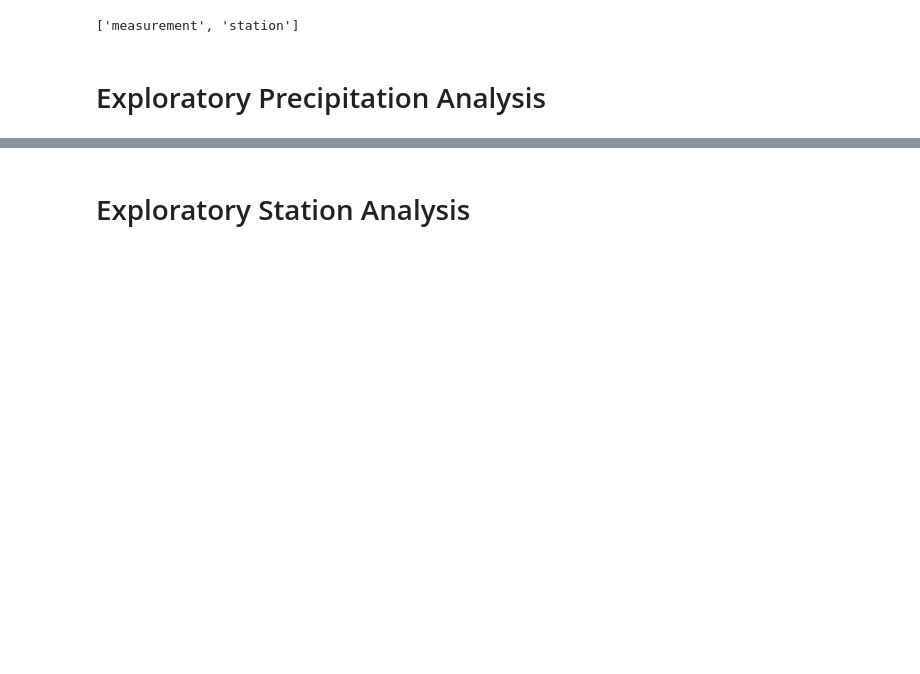
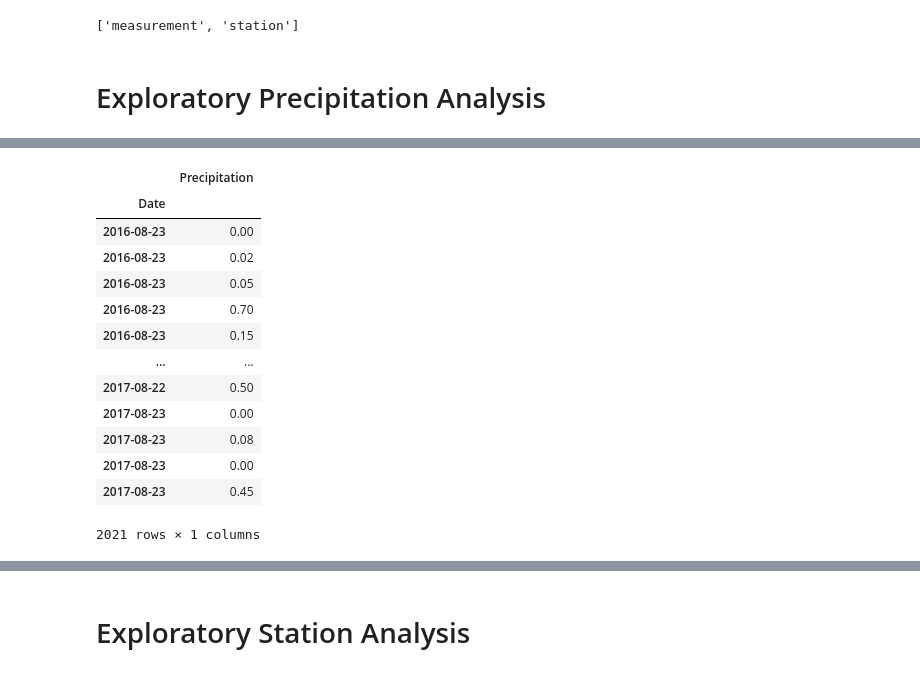
Before and after one commit to MaryColasanto/SQLAlchemy-Challenge, a Jupyter notebook: climate_starter.ipynb, the cells around one changed output, grey strips where cells are left out. Drawn from its saved outputs; the diff is of its cells as text; code cells hidden in the pictures; blank space fills up the shorter version.

```diff
--- a/climate_starter.ipynb
+++ b/climate_starter.ipynb
@@ -44,2 +69,5 @@ session = Session(engine)
 # %%
 # Find the most recent date in the data set.
+
+recentdate = session.query(Measurement.date).order_by(Measurement.date.desc()).first()
+print(f'Most recent date is dataset is {recentdate[0]}.')
@@ -62,0 +110,22 @@ session = Session(engine)
+# %%
+# Save the query results as a Pandas DataFrame and set the index to the date column
+# Sort the dataframe by date
+
+precipitation = pd.DataFrame(query, columns=["Date", "Precipitation"]).dropna(how="any").sort_values(["Date"],
+                                                                            ascending=True).set_index("Date")
+precipitation
+# %% [output]
+|  | Precipitation |
+| Date |  |
+| 2016-08-23 | 0.00 |
+| 2016-08-23 | 0.02 |
+| 2016-08-23 | 0.05 |
+| 2016-08-23 | 0.70 |
+| 2016-08-23 | 0.15 |
+| ... | ... |
+| 2017-08-22 | 0.50 |
+| 2017-08-23 | 0.00 |
+| 2017-08-23 | 0.08 |
+| 2017-08-23 | 0.00 |
+| 2017-08-23 | 0.45 |
+2021 rows × 1 columns
```
Also changed, not shown: parts of 7 cells of this notebook.
